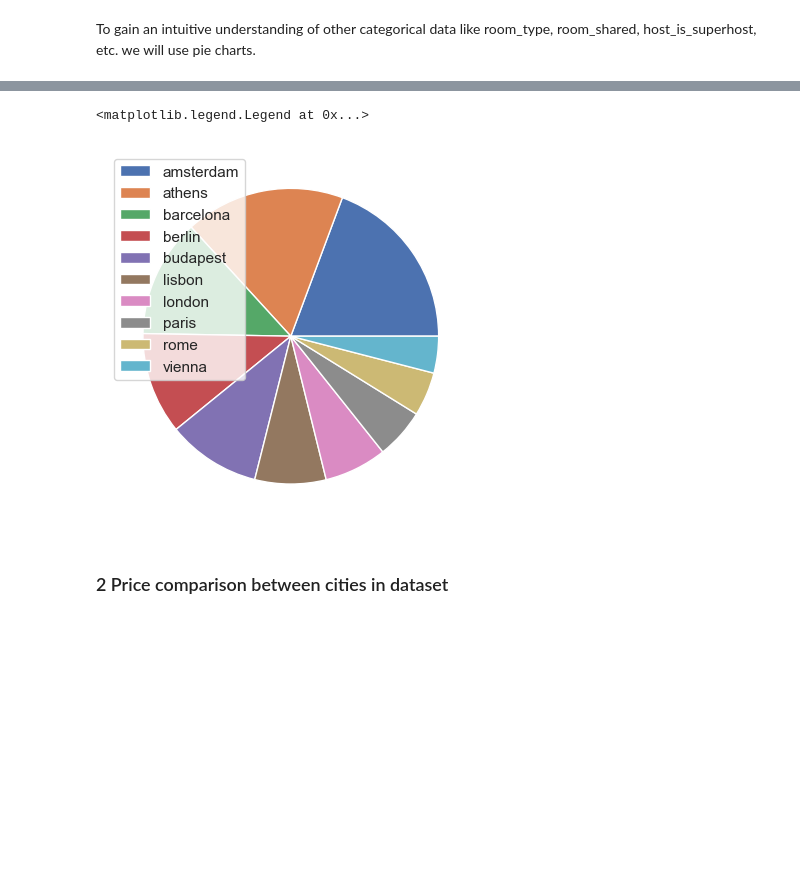
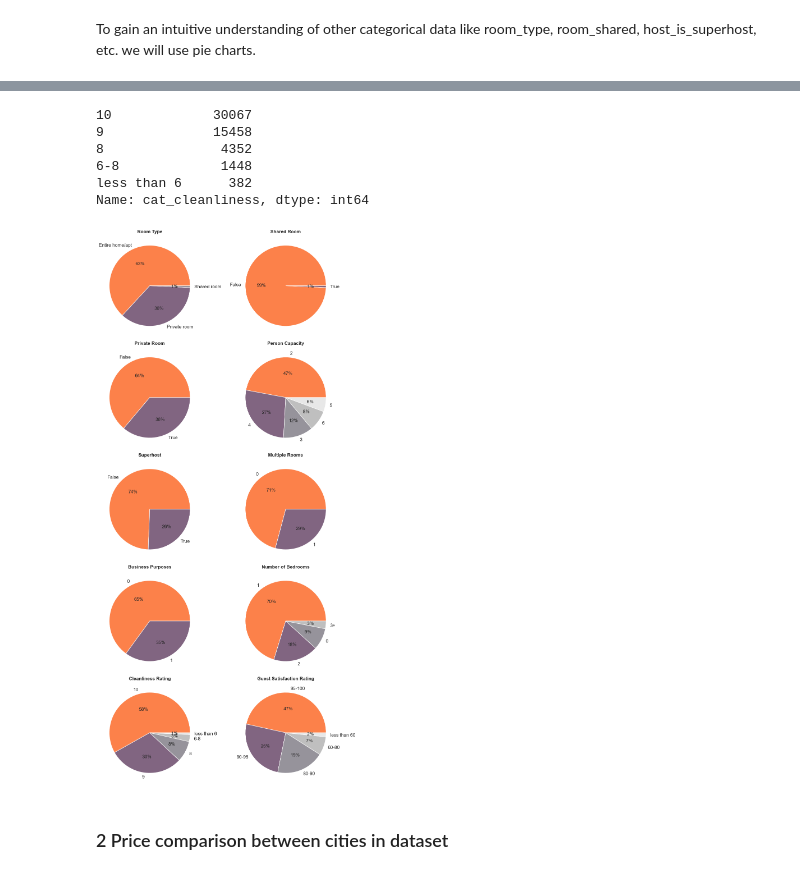
Before and after one commit to LarsBoertjes/DS201, a Jupyter notebook: AirbnbPricesEuropeanCitiesAnalysis.ipynb, the cells around one changed output, grey strips where cells are left out. Drawn from its saved outputs; the diff is of its cells as text; code cells hidden in the pictures; blank space fills up the shorter version.

Commit message:
Add files via upload
- Completed Pie charts section
- Started working on Logistic Regression and Multiple Linear Regression

```diff
--- a/AirbnbPricesEuropeanCitiesAnalysis.ipynb
+++ b/AirbnbPricesEuropeanCitiesAnalysis.ipynb
@@ -21,6 +25,6 @@ from scipy.stats import pearsonr
 # %%
 #pallete that will be used throughout analysis in graphs
-pallete = ['#E8E8E8', '#BFBFBF', '#96939B', '#564256', '#FC814A']
+palette = ['#FC814A', '#816581', '#96939B', '#BFBFBF', '#E8E8E8']
 # %% [markdown]
 Import all the different datasets and combine them.
 # %%
@@ -191,9 +232,34 @@ To gain an intuitive understanding of other categorical data like room_type, roo
+# %%
+europe_data['bedrooms_cat'] = europe_data.apply(lambda row: '3+' if row['bedrooms'] >= 3 else row['bedrooms'], axis=1)
+europe_data['cat_satisfaction'] = europe_data.guest_satisfaction_overall.apply(cat_satisfaction)
+europe_data['cat_cleanliness'] = europe_data.cleanliness_rating.apply(cat_cleanliness)
+europe_data['person_capacity'] = europe_data['person_capacity'].astype('int')
+europe_data.cat_cleanliness.value_counts()
+# %% [output]
+10             30067
+9              15458
+8               4352
+6-8             1448
+less than 6      382
+Name: cat_cleanliness, dtype: int64
 # %%
-plt.pie(europe_data.city.value_counts())
-plt.legend(europe_data.city.unique())
+columns = ['room_type', 'room_shared', 'room_private', 'person_capacity',
+           'host_is_superhost', 'multi', 'biz', 'bedrooms_cat', 'cat_cleanliness', 'cat_satisfaction']
+titles = ['Room Type', 'Shared Room', 'Private Room', 'Person Capacity', 'Superhost', 'Multiple Rooms', 'Business Purposes',
+         'Number of Bedrooms', 'Cleanliness Rating', 'Guest Satisfaction Rating']
+
+plt.figure(figsize=(10, 40))
+
+for i, col in enumerate(columns):
+    ax = plt.subplot(10, 2, i+1)
+    europe_data[col].value_counts().plot.pie(autopct='%2.f%%',textprops={'size':12}, colors=palette)
+    plt.title(titles[i], fontsize=12, fontweight='bold')
+    plt.ylabel(None)
+
+plt.tight_layout()
+plt.show()
 # %% [output]
-<matplotlib.legend.Legend at 0x...>
-[figure, old version]
+[figure, new version]
 # %% [markdown]
 ### 2 Price comparison between cities in dataset
 # %% [markdown]
```
Also changed, not shown: parts of 14 cells of this notebook.
